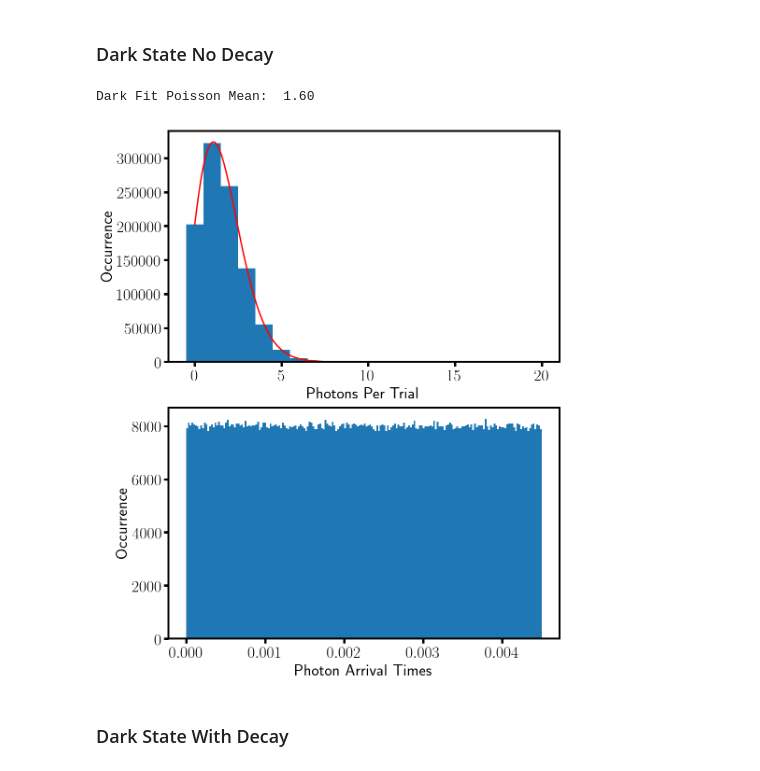
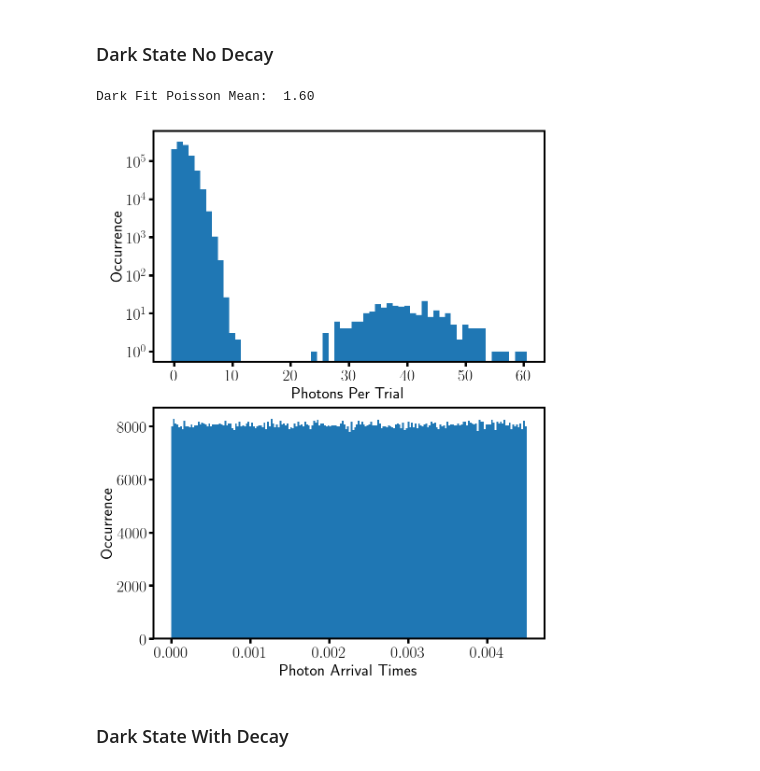
Before and after one commit to barium-project/qubit-reliability, a Jupyter notebook: data/Monte Carlo/Monte Carlo Data.ipynb, the cells around one changed output. Drawn from its saved outputs; the diff is of its cells as text; code cells hidden in the pictures.

```diff
--- a/data/Monte Carlo/Monte Carlo Data.ipynb
+++ b/data/Monte Carlo/Monte Carlo Data.ipynb
@@ -149,7 +153,13 @@ show()
 # %% [markdown]
 First let's check Python's exponential sampling function and make sure it trends to the correct time constant.
 # %%
+# For plotting & config
+rcParams['axes.linewidth'] = 4
+rcParams["figure.figsize"] = 15, 10
+import numpy as np
+from pylab import *
 from scipy.optimize import curve_fit
+
 ### Sample from exponential distribution
 tau = 31.0 # dark state lifetime
 N = int(1e5) # sampling events
@@ -191,6 +201,12 @@ Fitted value of time constatn:  31.4 s
 [figure]
 # %%
 ### events with decay
+# For plotting & config
+rcParams['axes.linewidth'] = 4
+rcParams["figure.figsize"] = 15, 10
+import numpy as np
+from pylab import *
+
 
 # Definitions
 lam_b = 39.6 # average number of photons collected during 4.5 ms detection
@@ -417,10 +502,12 @@ if save_data == True:
 # %% [markdown]
 ### Bright State
 # %%
+### Bright state
+# For plotting & config
+rcParams['axes.linewidth'] = 4
 rcParams["figure.figsize"] = 15, 20
-### Bright state
-
-
+import numpy as np
+from pylab import *
 from scipy.optimize import curve_fit
 from scipy.special import factorial
 
@@ -428,10 +515,12 @@ def poiss(x, mu):
         return (np.exp(-mu)*mu**x)/factorial(x)
 
 # make a histogram of the total number of collected photons in each trial
-# np.sum will give the total collected photons in each trial
+# make list of total photons per trial
 total_bright_counts_by_trial = np.sum(bright_state_trials, axis = 1)
+
+
 subplot(2,1,1)
-bright_hist = hist(total_bright_counts_by_trial.astype('float'), bins = np.arange(0,np.amax(total_bright_counts_by_trial)+1,1) ,align = 'left')
+bright_hist = hist(total_bright_counts_by_trial.astype('float'), bins = np.arange(0,np.amax(total_bright_counts_by_trial)+1,1) ,align = 'left', log=True)
 
 # grab the x-y data to fit a Lorentzian
 x_bright = bright_hist[1][:-1]
@@ -441,12 +530,12 @@ fit_bright_p, bright_err_p = curve_fit(poiss,x_bright, y_bright, p0 = [39.])
 print 'Bright Fit Poisson Mean: ', '{:.2f}'.format(fit_bright_p[0])
 x_fit_bright = np.linspace(0,np.amax(total_bright_counts_by_trial.flatten()),1000)
 y_fit_bright = poiss(x_fit_bright, fit_bright_p[0])*N
-plot(x_fit_bright,y_fit_bright,'r', linewidth = 3)
+#plot(x_fit_bright,y_fit_bright,'r', linewidth = 3)
 xlabel(r'Photons Per Trial', fontsize = 35)
 ylabel(r'Occurrence', fontsize = 35)
 tick_params(labelsize = 35)
 tick_params(width=5, length=10)
-xlim([0,70])
+xlim([-.5,70])
 
 subplot(2,1,2)
 # plot the photon arrival times
@@ -463,7 +552,11 @@ Bright Fit Poisson Mean:  39.61
 # %% [markdown]
 ### Dark State No Decay
 # %%
+# For plotting & config
+rcParams['axes.linewidth'] = 4
 rcParams["figure.figsize"] = 15, 20
+import numpy as np
+from pylab import *
 from scipy.optimize import curve_fit
 from scipy.special import factorial
 
@@ -472,40 +565,42 @@ def poiss(x, mu):
 
 
 
-# make a histogram of the total number of collected photons in each trial
-# np.sum will give the total collected photons in each trial
+# make list of total photons per trial
 total_dark_counts_by_trial_no_decay = np.sum(dark_state_trials_no_decay, axis = 1)
+
+
 subplot(2,1,1)
-dark_hist = hist(total_dark_counts_by_trial_no_decay.flatten(),bins = np.arange(0,np.amax(total_dark_counts_by_trial_no_decay)+1,1), align = 'left')
+dark_hist = hist(total_dark_counts_by_trial_no_decay.flatten(), \
+                 bins = np.arange(0,np.amax(total_dark_counts_by_trial_no_decay)+1,1), align = 'left', log=True)
 
 # grab x-y data for Lorentzian fit
 x_dark = dark_hist[1][:-1]
 y_dark = dark_hist[0]/len(no_decay_events) # normalize for the fit
 
 fit_dark_p, dark_err_p = curve_fit(poiss,x_dark, y_dark, p0 = [1.6])
 print 'Dark Fit Poisson Mean: ', '{:.2f}'.format(fit_dark_p[0])
 x_fit_dark = np.linspace(0,20,1000)
 y_fit_dark = poiss(x_fit_dark, fit_dark_p[0])*len(no_decay_events)
 
-plot(x_fit_dark,y_fit_dark,'r', linewidth = 3)
+#plot(x_fit_dark,y_fit_dark,'r', linewidth = 3)
 xlabel(r'Photons Per Trial', fontsize = 35)
 ylabel(r'Occurrence', fontsize = 35)
 tick_params(labelsize = 35)
 tick_params(width=5, length=10)
 
 # plot photon arrival times
 subplot(2,1,2)
 all_tags = np.concatenate(dark_tags_by_trial_no_decay).ravel()
 hist(all_tags, bins = 200)
 xlabel(r'Photon Arrival Times', fontsize = 35)
 ylabel(r'Occurrence', fontsize = 35)
 tick_params(labelsize = 35)
 tick_params(width=5, length=10)
 
 show()
 # %% [output]
 Dark Fit Poisson Mean:  1.60
-[figure, old version]
+[figure, new version]
 # %% [markdown]
 ### Dark State With Decay
 # %%
```
Also changed, not shown: parts of 7 cells of this notebook.
